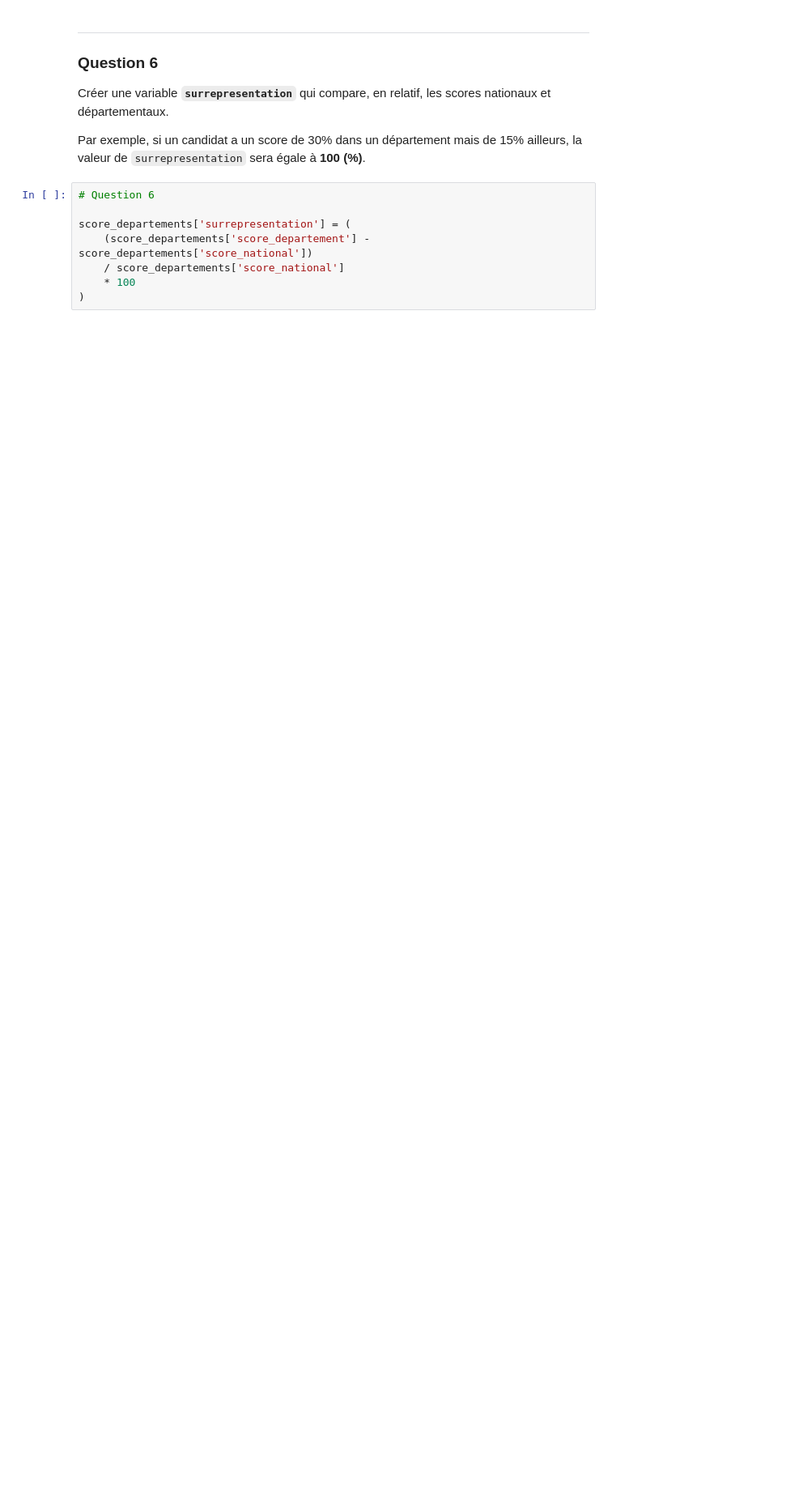
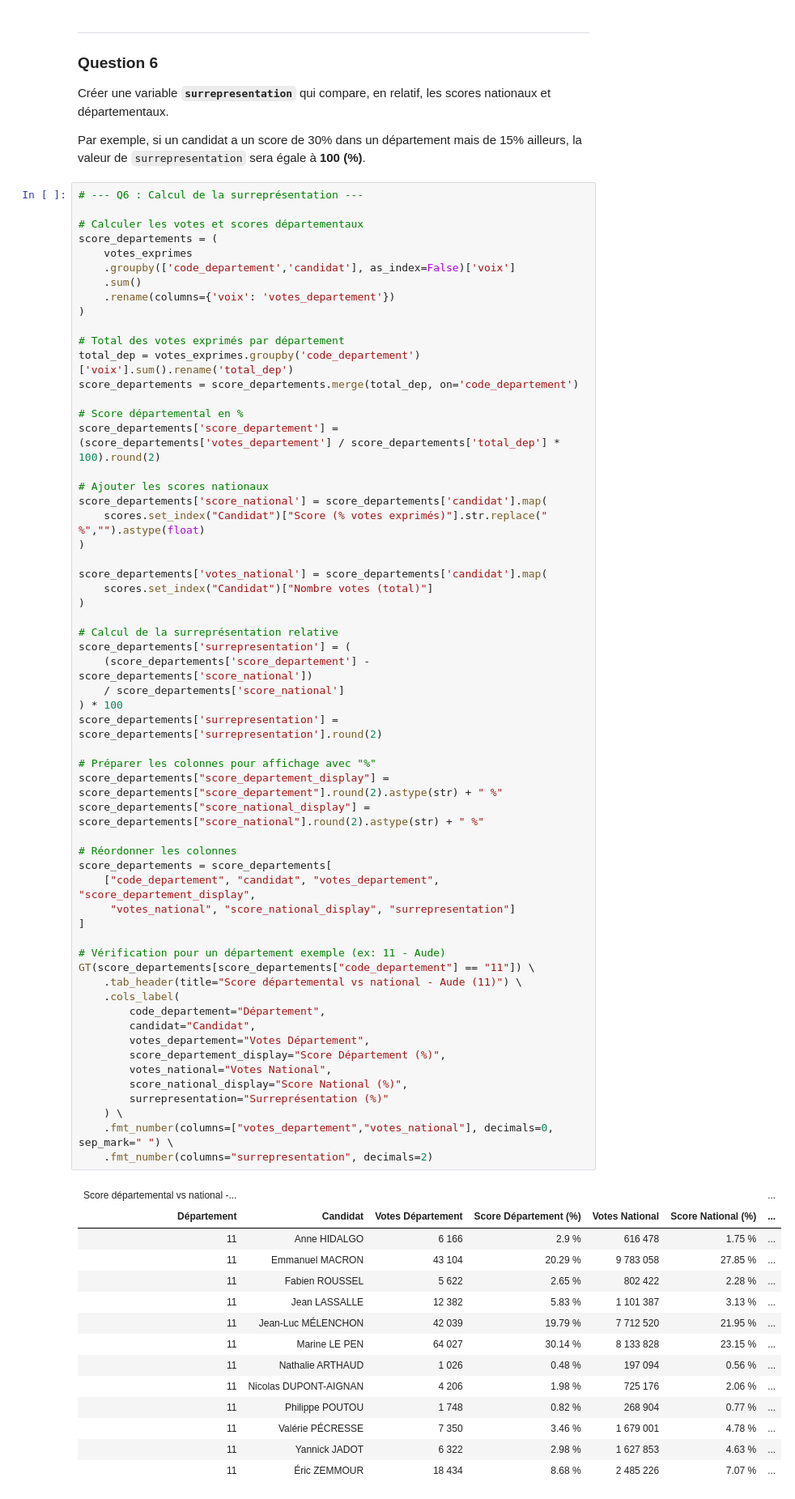
Before and after one commit to zgregi/DM_python_datascience, a Jupyter notebook: main.ipynb, the cells around one changed output. Shown at 81% size. Saved outputs shown, nothing was run; the diff lists cells and outputs as text; blank space fills up the shorter version.

```diff
--- a/main.ipynb
+++ b/main.ipynb
@@ -259,13 +259,78 @@ Créer une variable **`surrepresentation`** qui compare, en relatif, les scores
 
 Par exemple, si un candidat a un score de 30% dans un département mais de 15% ailleurs, la valeur de `surrepresentation` sera égale à **100 (%)**.
 # %%
-# Question 6
+# --- Q6 : Calcul de la surreprésentation ---
 
+# Calculer les votes et scores départementaux
+score_departements = (
+    votes_exprimes
+    .groupby(['code_departement','candidat'], as_index=False)['voix']
+    .sum()
+    .rename(columns={'voix': 'votes_departement'})
+)
+
+# Total des votes exprimés par département
+total_dep = votes_exprimes.groupby('code_departement')['voix'].sum().rename('total_dep')
+score_departements = score_departements.merge(total_dep, on='code_departement')
+
+# Score départemental en %
+score_departements['score_departement'] = (score_departements['votes_departement'] / score_departements['total_dep'] * 100).round(2)
+
+# Ajouter les scores nationaux
+score_departements['score_national'] = score_departements['candidat'].map(
+    scores.set_index("Candidat")["Score (% votes exprimés)"].str.replace(" %","").astype(float)
+)
+
+score_departements['votes_national'] = score_departements['candidat'].map(
+    scores.set_index("Candidat")["Nombre votes (total)"]
+)
+
+# Calcul de la surreprésentation relative
 score_departements['surrepresentation'] = (
     (score_departements['score_departement'] - score_departements['score_national'])
     / score_departements['score_national']
-    * 100
-)
+) * 100
+score_departements['surrepresentation'] = score_departements['surrepresentation'].round(2)
+
+# Préparer les colonnes pour affichage avec "%"
+score_departements["score_departement_display"] = score_departements["score_departement"].round(2).astype(str) + " %"
+score_departements["score_national_display"] = score_departements["score_national"].round(2).astype(str) + " %"
+
+# Réordonner les colonnes
+score_departements = score_departements[
+    ["code_departement", "candidat", "votes_departement", "score_departement_display",
+     "votes_national", "score_national_display", "surrepresentation"]
+]
+
+# Vérification pour un département exemple (ex: 11 - Aude)
+GT(score_departements[score_departements["code_departement"] == "11"]) \
+    .tab_header(title="Score départemental vs national - Aude (11)") \
+    .cols_label(
+        code_departement="Département",
+        candidat="Candidat",
+        votes_departement="Votes Département",
+        score_departement_display="Score Département (%)",
+        votes_national="Votes National",
+        score_national_display="Score National (%)",
+        surrepresentation="Surreprésentation (%)"
+    ) \
+    .fmt_number(columns=["votes_departement","votes_national"], decimals=0, sep_mark=" ") \
+    .fmt_number(columns="surrepresentation", decimals=2)
+# %% [output]
+| Score départemental vs national -... |  |  |  |  |  | ... |
+| Département | Candidat | Votes Département | Score Département (%) | Votes National | Score National (%) | ... |
+| 11 | Anne HIDALGO | 6 166 | 2.9 % | 616 478 | 1.75 % | ... |
+| 11 | Emmanuel MACRON | 43 104 | 20.29 % | 9 783 058 | 27.85 % | ... |
+| 11 | Fabien ROUSSEL | 5 622 | 2.65 % | 802 422 | 2.28 % | ... |
+| 11 | Jean LASSALLE | 12 382 | 5.83 % | 1 101 387 | 3.13 % | ... |
+| 11 | Jean-Luc MÉLENCHON | 42 039 | 19.79 % | 7 712 520 | 21.95 % | ... |
+| 11 | Marine LE PEN | 64 027 | 30.14 % | 8 133 828 | 23.15 % | ... |
+| 11 | Nathalie ARTHAUD | 1 026 | 0.48 % | 197 094 | 0.56 % | ... |
+| 11 | Nicolas DUPONT-AIGNAN | 4 206 | 1.98 % | 725 176 | 2.06 % | ... |
+| 11 | Philippe POUTOU | 1 748 | 0.82 % | 268 904 | 0.77 % | ... |
+| 11 | Valérie PÉCRESSE | 7 350 | 3.46 % | 1 679 001 | 4.78 % | ... |
+| 11 | Yannick JADOT | 6 322 | 2.98 % | 1 627 853 | 4.63 % | ... |
+| 11 | Éric ZEMMOUR | 18 434 | 8.68 % | 2 485 226 | 7.07 % | ... |
 # %% [markdown]
 ---
 ### Question 7
```
Also changed, not shown: parts of 2 cells of this notebook.
